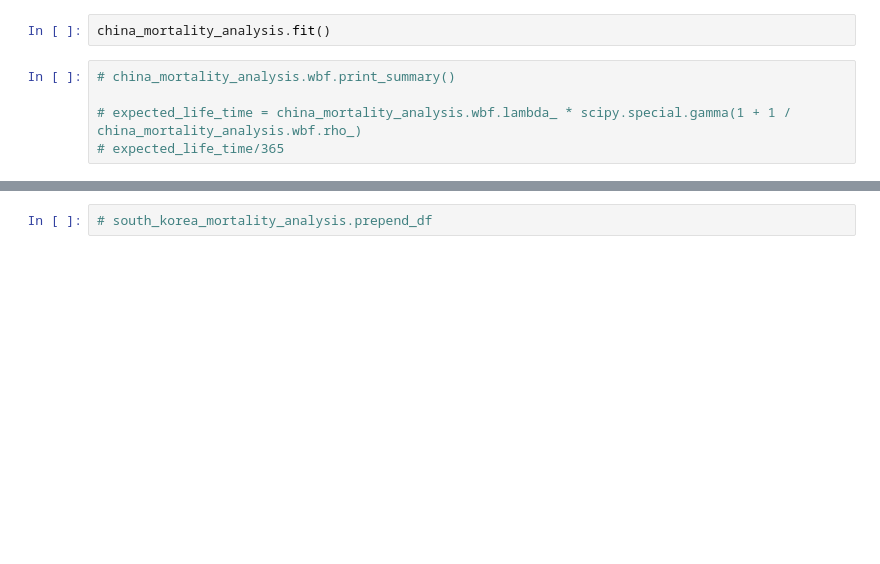
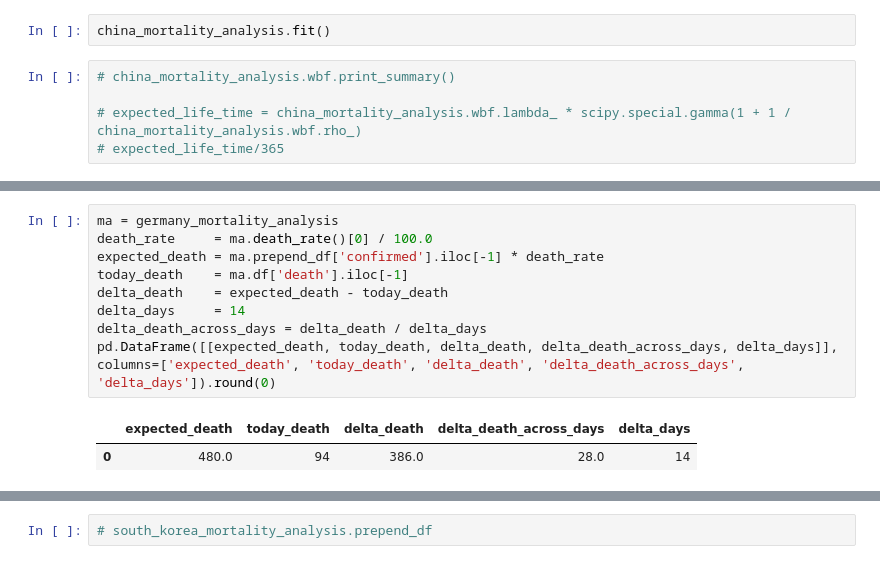
Before and after one commit to cs224/covid-19-data-analysis, a Jupyter notebook: covid-19-survival.ipynb, the cells around one changed output, grey strips where cells are left out. Drawn from its saved outputs; the diff is of its cells as text; blank space fills up the shorter version.

```diff
--- a/covid-19-survival.ipynb
+++ b/covid-19-survival.ipynb
@@ -146,3 +146,15 @@ germany_mortality_analysis.df.tail()
+# %%
+ma = germany_mortality_analysis
+death_rate     = ma.death_rate()[0] / 100.0
+expected_death = ma.prepend_df['confirmed'].iloc[-1] * death_rate
+today_death    = ma.df['death'].iloc[-1]
+delta_death    = expected_death - today_death
+delta_days     = 14
+delta_death_across_days = delta_death / delta_days
+pd.DataFrame([[expected_death, today_death, delta_death, delta_death_across_days, delta_days]], columns=['expected_death', 'today_death', 'delta_death', 'delta_death_across_days', 'delta_days']).round(0)
+# %% [output]
+|  | expected_death | today_death | delta_death | delta_death_across_days | delta_days |
+| 0 | 480.0 | 94 | 386.0 | 28.0 | 14 |
 # %%
 south_korea_name = 'Korea, South'
 south_korea_mortality_analysis = covid19.MortalityAnalysis(south_korea_name)
```
Also changed, not shown: parts of 23 cells of this notebook, 2 other files.
